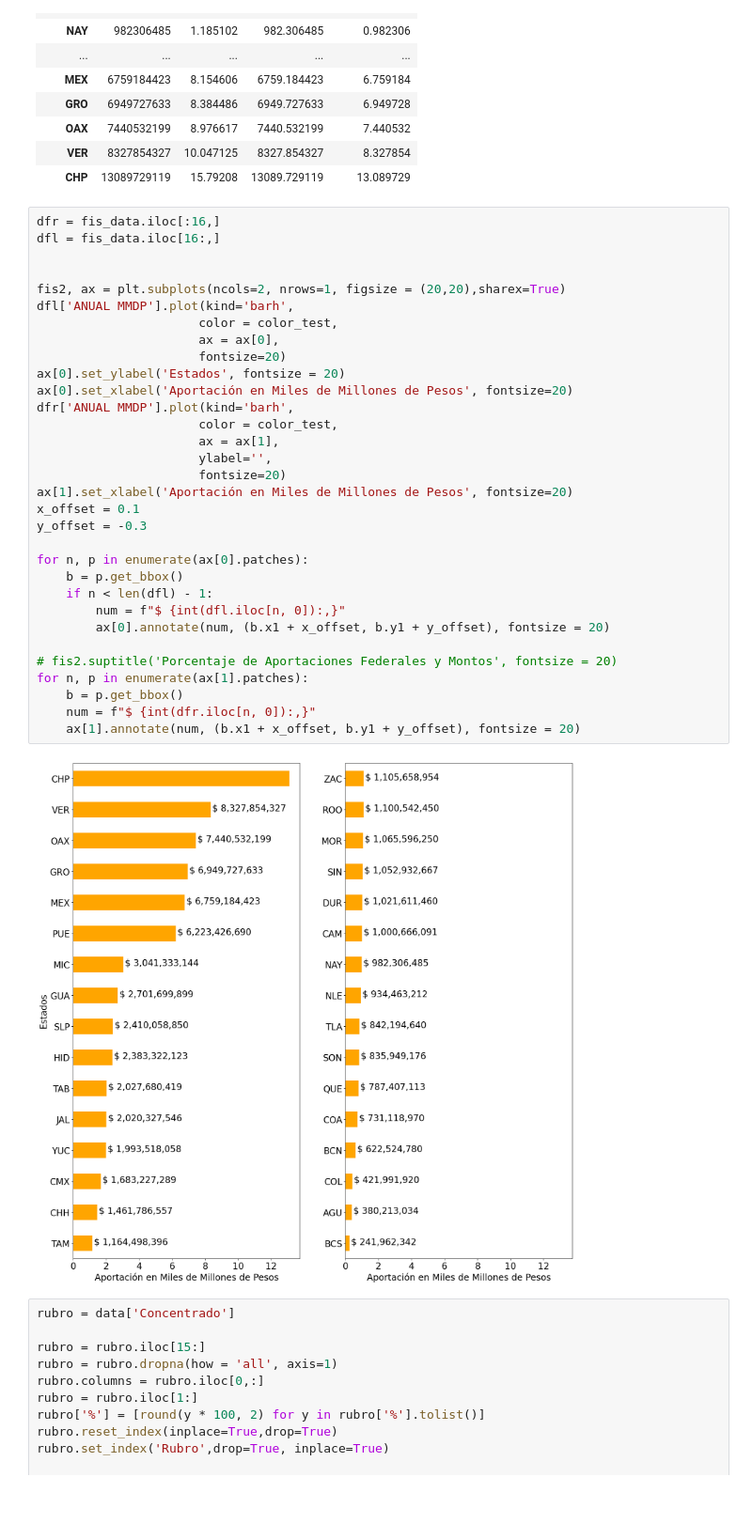
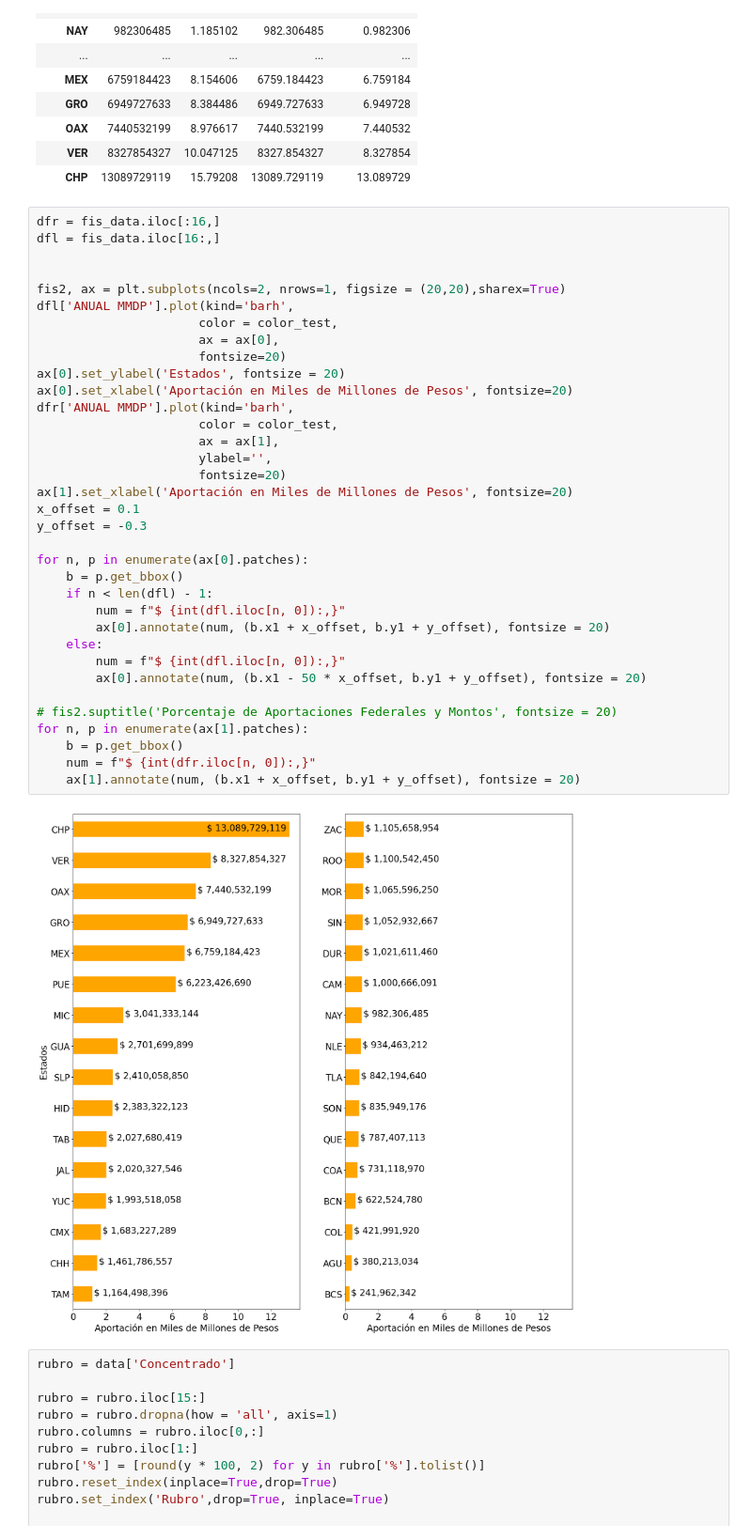
Before and after one commit to Dust1920/SIM26, a Jupyter notebook: transform/articulo_revista.ipynb, the cells around one changed output. Shown at 94% size. Drawn from its saved outputs; the diff is of its cells as text; blank space fills up the shorter version.

```diff
--- a/transform/articulo_revista.ipynb
+++ b/transform/articulo_revista.ipynb
@@ -280,34 +280,37 @@ dfl = fis_data.iloc[16:,]
 
 
 fis2, ax = plt.subplots(ncols=2, nrows=1, figsize = (20,20),sharex=True)
 dfl['ANUAL MMDP'].plot(kind='barh',
                       color = color_test,
                       ax = ax[0],
                       fontsize=20)
 ax[0].set_ylabel('Estados', fontsize = 20)
 ax[0].set_xlabel('Aportación en Miles de Millones de Pesos', fontsize=20)
 dfr['ANUAL MMDP'].plot(kind='barh',
                       color = color_test,
                       ax = ax[1],
                       ylabel='',
                       fontsize=20)
 ax[1].set_xlabel('Aportación en Miles de Millones de Pesos', fontsize=20)
 x_offset = 0.1
 y_offset = -0.3
 
 for n, p in enumerate(ax[0].patches):
     b = p.get_bbox()
     if n < len(dfl) - 1:
         num = f"$ {int(dfl.iloc[n, 0]):,}"
         ax[0].annotate(num, (b.x1 + x_offset, b.y1 + y_offset), fontsize = 20)
+    else:
+        num = f"$ {int(dfl.iloc[n, 0]):,}"
+        ax[0].annotate(num, (b.x1 - 50 * x_offset, b.y1 + y_offset), fontsize = 20)
 
 # fis2.suptitle('Porcentaje de Aportaciones Federales y Montos', fontsize = 20)
 for n, p in enumerate(ax[1].patches):
     b = p.get_bbox()
     num = f"$ {int(dfr.iloc[n, 0]):,}"
     ax[1].annotate(num, (b.x1 + x_offset, b.y1 + y_offset), fontsize = 20)
 # %% [output]
-[figure, old version]
+[figure, new version]
 # %%
 rubro = data['Concentrado']
 
```
Also changed, not shown: parts of 1 cell of this notebook, 2 other files.
